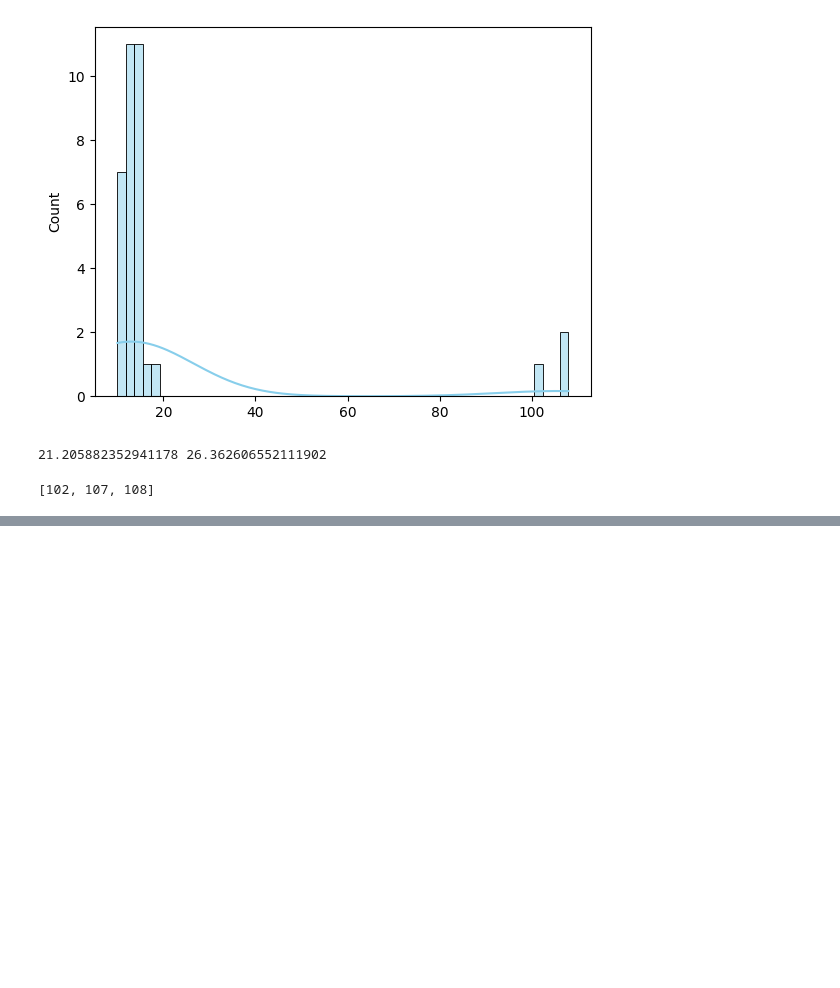
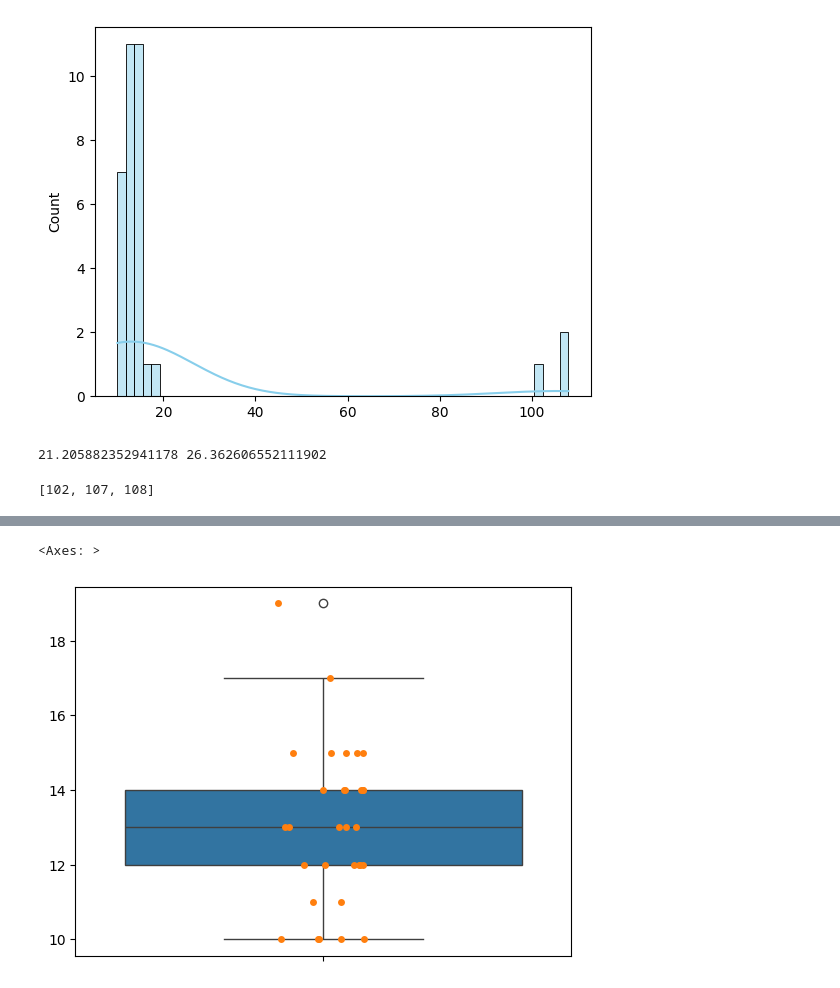
Before and after one commit to rajendra195/data_science_ML_Metro, a Jupyter notebook: week_04/stats/day_03/outliers.ipynb, the cells around one changed output, grey strips where cells are left out. Drawn from its saved outputs; the diff is of its cells as text; code cells hidden in the pictures; blank space fills up the shorter version.

```diff
--- a/week_04/stats/day_03/outliers.ipynb
+++ b/week_04/stats/day_03/outliers.ipynb
@@ -104,0 +135,6 @@ The outliers are [102, 107, 108].
+# %%
+sns.boxplot(clean_data)
+sns.stripplot(clean_data)
+# %% [output]
+<Axes: >
+[figure, added]
```
Also changed, not shown: parts of 7 cells of this notebook, 4 other files.
